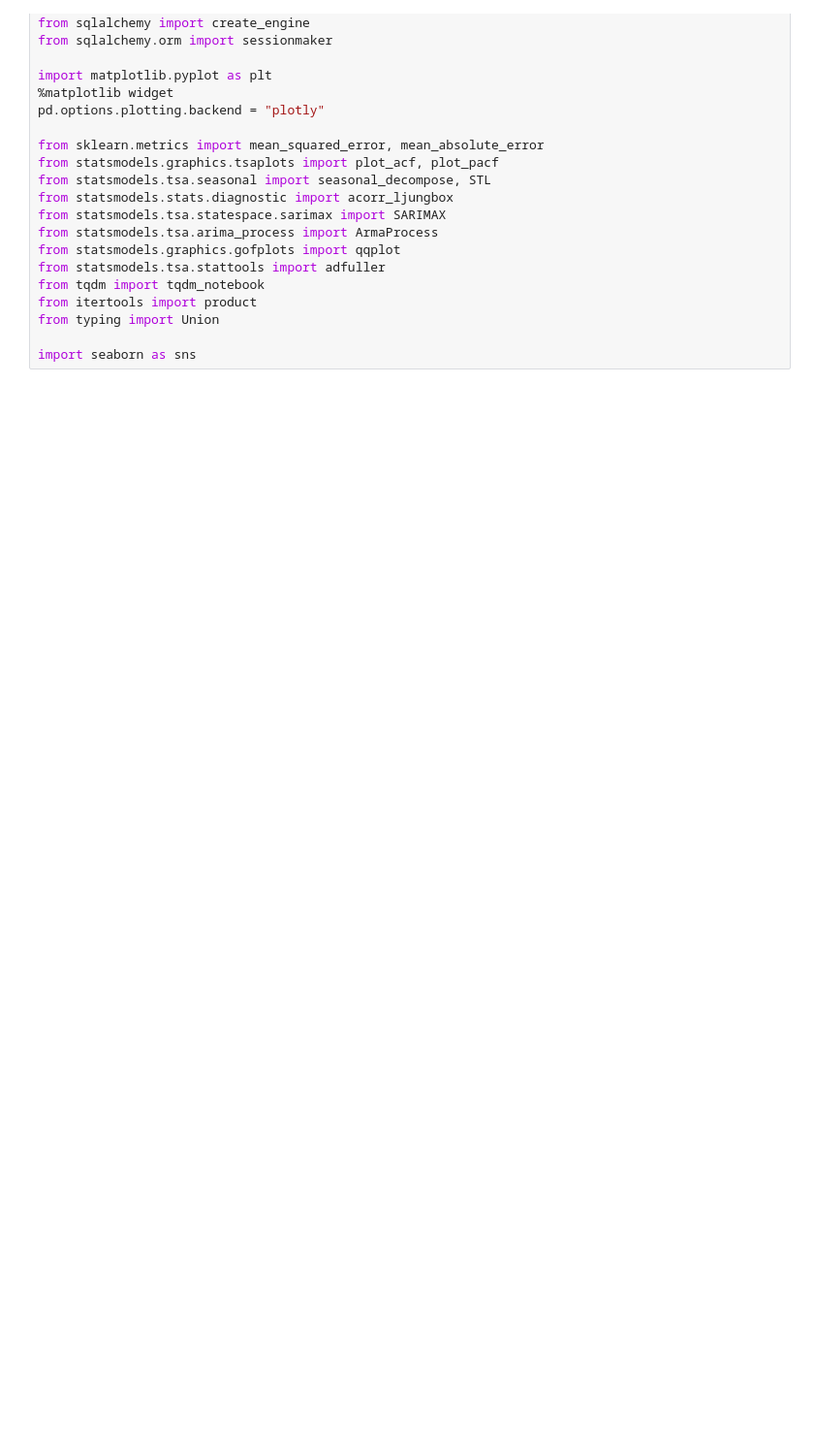
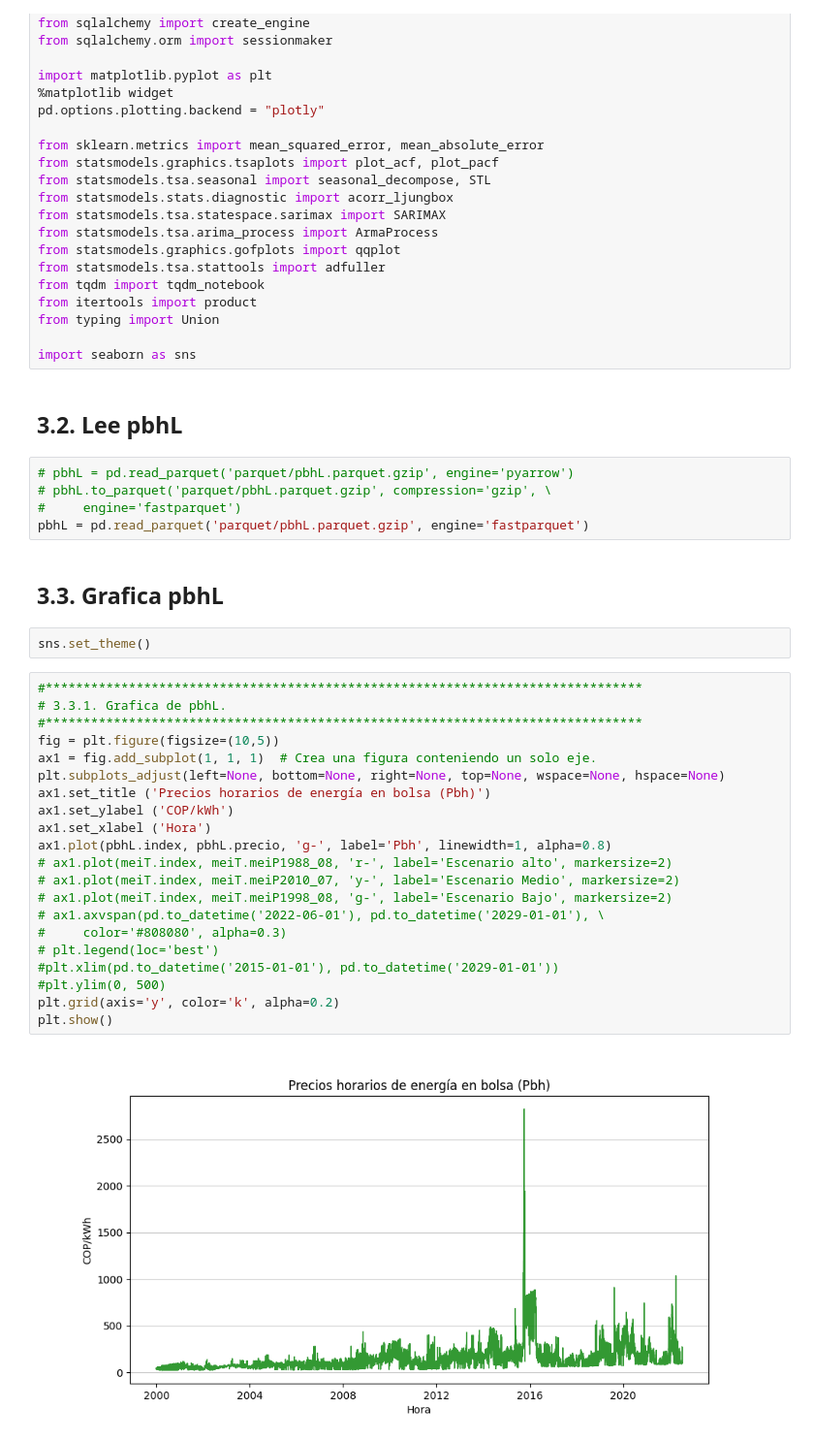
Before and after one commit to EricJDavila/Ppbe, a Jupyter notebook: N03_AnalisisPbm.ipynb, the cells around one changed output. Shown at 97% size. Cells and saved outputs as stored; diff of their text form; blank space fills up the shorter version.

```diff
--- a/N03_AnalisisPbm.ipynb
+++ b/N03_AnalisisPbm.ipynb
@@ -36,3 +38,37 @@ from itertools import product
 from typing import Union
 
 import seaborn as sns
+# %% [markdown]
+## 3.2. Lee pbhL
+# %%
+# pbhL = pd.read_parquet('parquet/pbhL.parquet.gzip', engine='pyarrow')
+# pbhL.to_parquet('parquet/pbhL.parquet.gzip', compression='gzip', \
+#     engine='fastparquet')
+pbhL = pd.read_parquet('parquet/pbhL.parquet.gzip', engine='fastparquet')
+# %% [markdown]
+## 3.3. Grafica pbhL
+# %%
+sns.set_theme()
+# %%
+#*******************************************************************************
+# 3.3.1. Grafica de pbhL.
+#*******************************************************************************
+fig = plt.figure(figsize=(10,5))
+ax1 = fig.add_subplot(1, 1, 1)  # Crea una figura conteniendo un solo eje.
+plt.subplots_adjust(left=None, bottom=None, right=None, top=None, wspace=None, hspace=None)
+ax1.set_title ('Precios horarios de energía en bolsa (Pbh)')
+ax1.set_ylabel ('COP/kWh')
+ax1.set_xlabel ('Hora')
+ax1.plot(pbhL.index, pbhL.precio, 'g-', label='Pbh', linewidth=1, alpha=0.8)
+# ax1.plot(meiT.index, meiT.meiP1988_08, 'r-', label='Escenario alto', markersize=2)
+# ax1.plot(meiT.index, meiT.meiP2010_07, 'y-', label='Escenario Medio', markersize=2)
+# ax1.plot(meiT.index, meiT.meiP1998_08, 'g-', label='Escenario Bajo', markersize=2)
+# ax1.axvspan(pd.to_datetime('2022-06-01'), pd.to_datetime('2029-01-01'), \
+#     color='#808080', alpha=0.3)
+# plt.legend(loc='best')
+#plt.xlim(pd.to_datetime('2015-01-01'), pd.to_datetime('2029-01-01'))
+#plt.ylim(0, 500)
+plt.grid(axis='y', color='k', alpha=0.2)
+plt.show()
+# %% [output]
+[figure, added]
```
Also changed, not shown: parts of 32 cells of this notebook, 23 other files.
